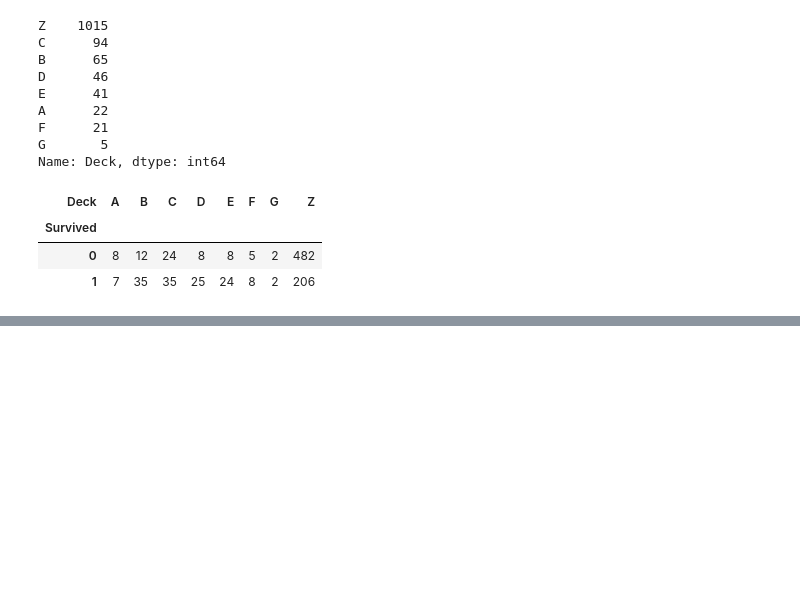
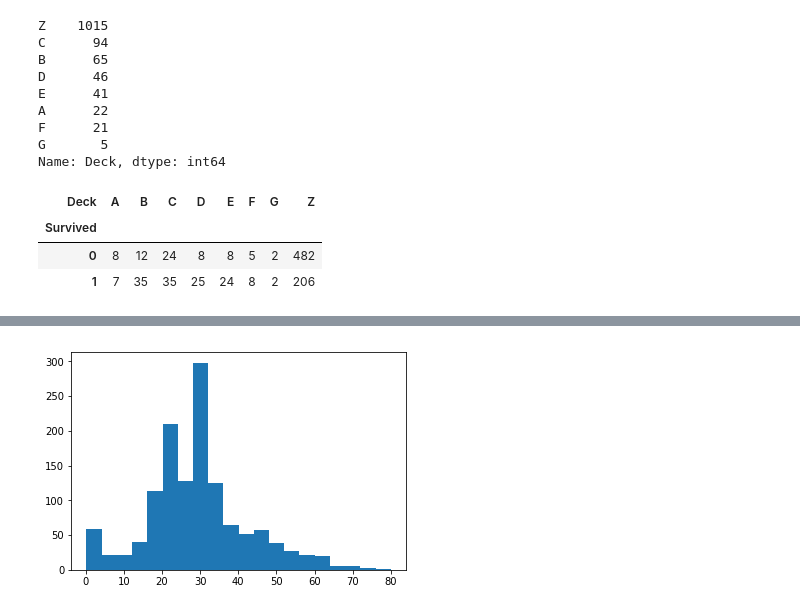
Before and after one commit to karatugo/titanic, a Jupyter notebook: 2_exploring_and_processing_data.ipynb, the cells around one changed output, grey strips where cells are left out. Cells and saved outputs as stored; diff of their text form; code cells hidden in the pictures; blank space fills up the shorter version.

```diff
--- a/2_exploring_and_processing_data.ipynb
+++ b/2_exploring_and_processing_data.ipynb
@@ -989,0 +1067,5 @@ pd.crosstab(df[df.Survived != -888].Survived, df[df.Survived != -888].Deck)
+# %%
+plt.hist(df.Age, bins=20)
+plt.show()
+# %% [output]
+[figure, added]
```
Also changed, not shown: parts of 20 cells of this notebook.
